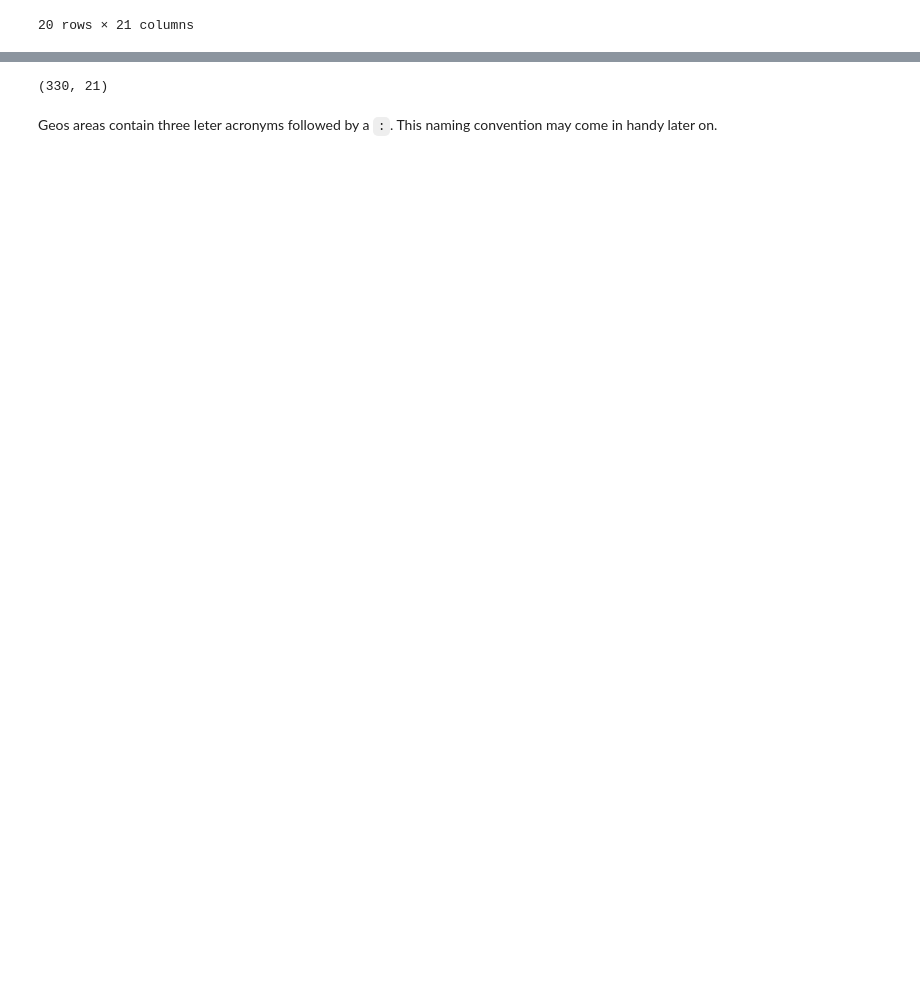
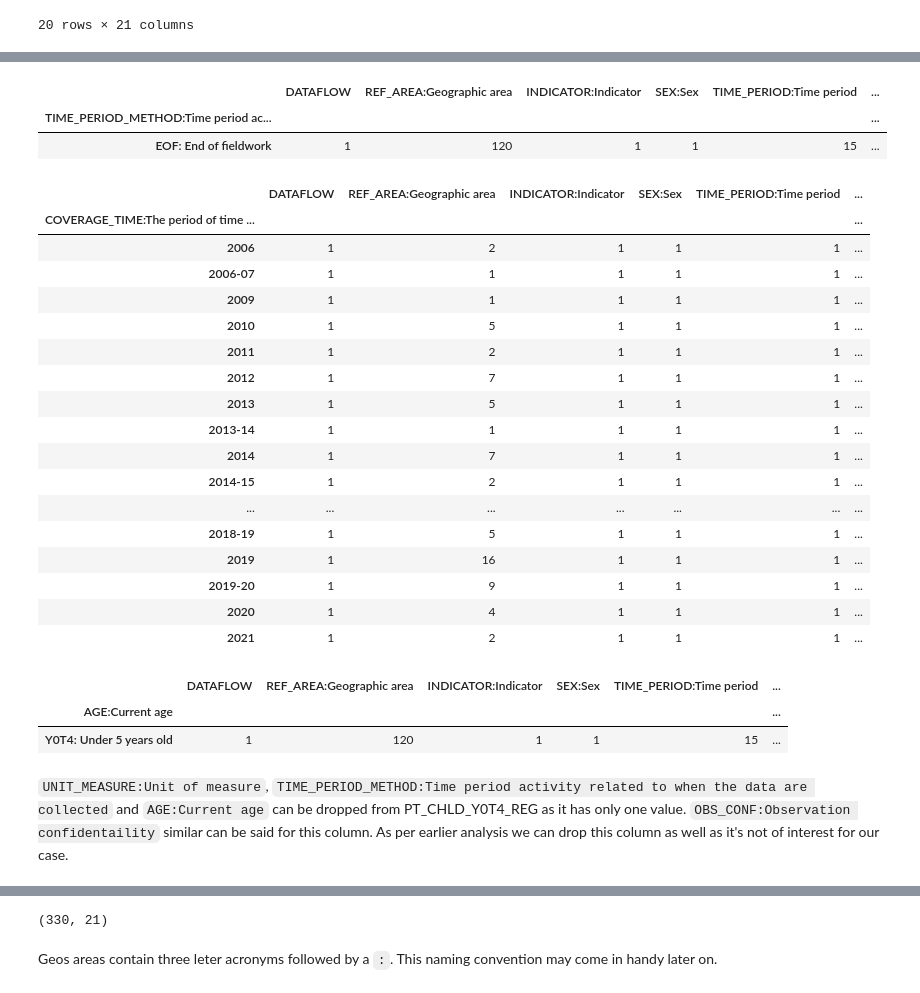
Before and after one commit to BorisMoric/UCDPA_BorisMoric, a Jupyter notebook: DataSets/Project_2.ipynb, the cells around one changed output, grey strips where cells are left out. Saved outputs shown, nothing was run; the diff lists cells and outputs as text; code cells hidden in the pictures; blank space fills up the shorter version.

Commit message:
almost done with Child births csv analysis + Project report details

```diff
--- a/DataSets/Project_2.ipynb
+++ b/DataSets/Project_2.ipynb
@@ -413,0 +313,3 @@ There are 189 geographic areas with information on childbirth percentage. Let's
+# %%
+PT_CHLD_Y0T4_REG = CB_percent[CB_percent['INDICATOR:Indicator']=="PT_CHLD_Y0T4_REG: Percentage of children under age 5 whose births are registered"]
+PT_CHLD_Y0T4_REG
@@ -413,0 +332,3 @@ There are 189 geographic areas with information on childbirth percentage. Let's
+# %%
+PT_CHLD_Y0T4_REG = PT_CHLD_Y0T4_REG[PT_CHLD_Y0T4_REG['SEX:Sex']=="_T: Total"]
+PT_CHLD_Y0T4_REG
@@ -413,0 +349,3 @@ There are 189 geographic areas with information on childbirth percentage. Let's
+# %%
+PT_CHLD_Y0T4_REG = PT_CHLD_Y0T4_REG[PT_CHLD_Y0T4_REG['OBS_STATUS:Observation Status'] == 'RP: Reported']
+PT_CHLD_Y0T4_REG
@@ -413,0 +406,3 @@ There are 189 geographic areas with information on childbirth percentage. Let's
+# %%
+PT_CHLD_Y0T4_REG = PT_CHLD_Y0T4_REG.dropna(axis=1, how='all')
+PT_CHLD_Y0T4_REG
@@ -413,0 +470,36 @@ There are 189 geographic areas with information on childbirth percentage. Let's
+# %%
+PT_CHLD_Y0T4_REG.groupby('TIME_PERIOD_METHOD:Time period activity related to when the data are collected').nunique()
+# %% [output]
+|  | DATAFLOW | REF_AREA:Geographic area | INDICATOR:Indicator | SEX:Sex | TIME_PERIOD:Time period | ... |
+| TIME_PERIOD_METHOD:Time period ac... |  |  |  |  |  | ... |
+| EOF: End of fieldwork | 1 | 120 | 1 | 1 | 15 | ... |
+# %%
+PT_CHLD_Y0T4_REG.groupby('COVERAGE_TIME:The period of time for which data are provided').nunique()
+# %% [output]
+|  | DATAFLOW | REF_AREA:Geographic area | INDICATOR:Indicator | SEX:Sex | TIME_PERIOD:Time period | ... |
+| COVERAGE_TIME:The period of time ... |  |  |  |  |  | ... |
+| 2006 | 1 | 2 | 1 | 1 | 1 | ... |
+| 2006-07 | 1 | 1 | 1 | 1 | 1 | ... |
+| 2009 | 1 | 1 | 1 | 1 | 1 | ... |
+| 2010 | 1 | 5 | 1 | 1 | 1 | ... |
+| 2011 | 1 | 2 | 1 | 1 | 1 | ... |
+| 2012 | 1 | 7 | 1 | 1 | 1 | ... |
+| 2013 | 1 | 5 | 1 | 1 | 1 | ... |
+| 2013-14 | 1 | 1 | 1 | 1 | 1 | ... |
+| 2014 | 1 | 7 | 1 | 1 | 1 | ... |
+| 2014-15 | 1 | 2 | 1 | 1 | 1 | ... |
+| ... | ... | ... | ... | ... | ... | ... |
+| 2018-19 | 1 | 5 | 1 | 1 | 1 | ... |
+| 2019 | 1 | 16 | 1 | 1 | 1 | ... |
+| 2019-20 | 1 | 9 | 1 | 1 | 1 | ... |
+| 2020 | 1 | 4 | 1 | 1 | 1 | ... |
+| 2021 | 1 | 2 | 1 | 1 | 1 | ... |
+# %%
+PT_CHLD_Y0T4_REG.groupby('AGE:Current age').nunique()
+# %% [output]
+|  | DATAFLOW | REF_AREA:Geographic area | INDICATOR:Indicator | SEX:Sex | TIME_PERIOD:Time period | ... |
+| AGE:Current age |  |  |  |  |  | ... |
+| Y0T4: Under 5 years old | 1 | 120 | 1 | 1 | 15 | ... |
+# %% [markdown]
+`UNIT_MEASURE:Unit of measure`, `TIME_PERIOD_METHOD:Time period activity related to when the data are collected` and `AGE:Current age` can be dropped from PT_CHLD_Y0T4_REG as it has only one value.
+`OBS_CONF:Observation confidentaility` similar can be said for this column. As per earlier analysis we can drop this column as well as it's not of interest for our case.
```
Also changed, not shown: parts of 45 cells of this notebook, 1 other file.
